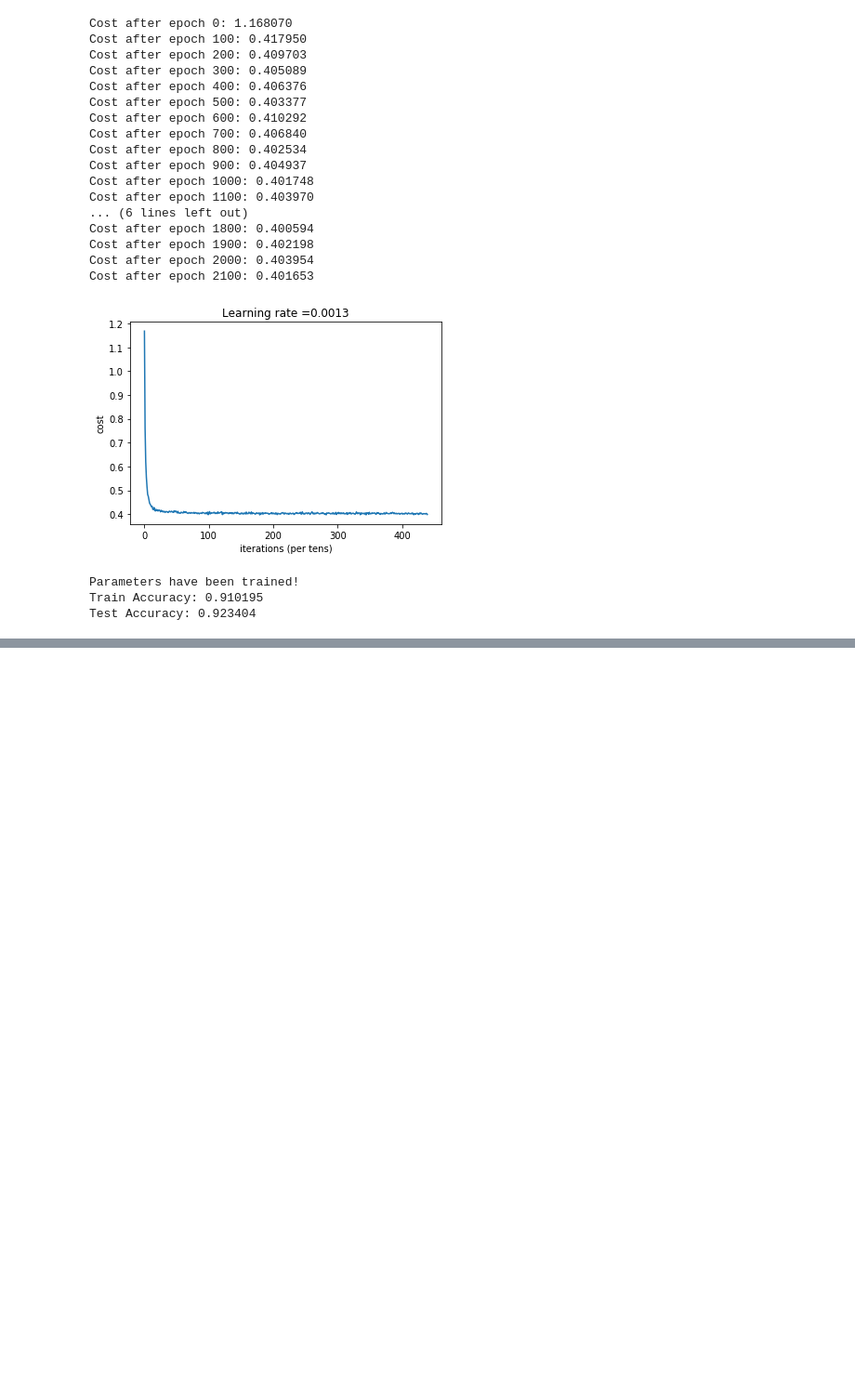
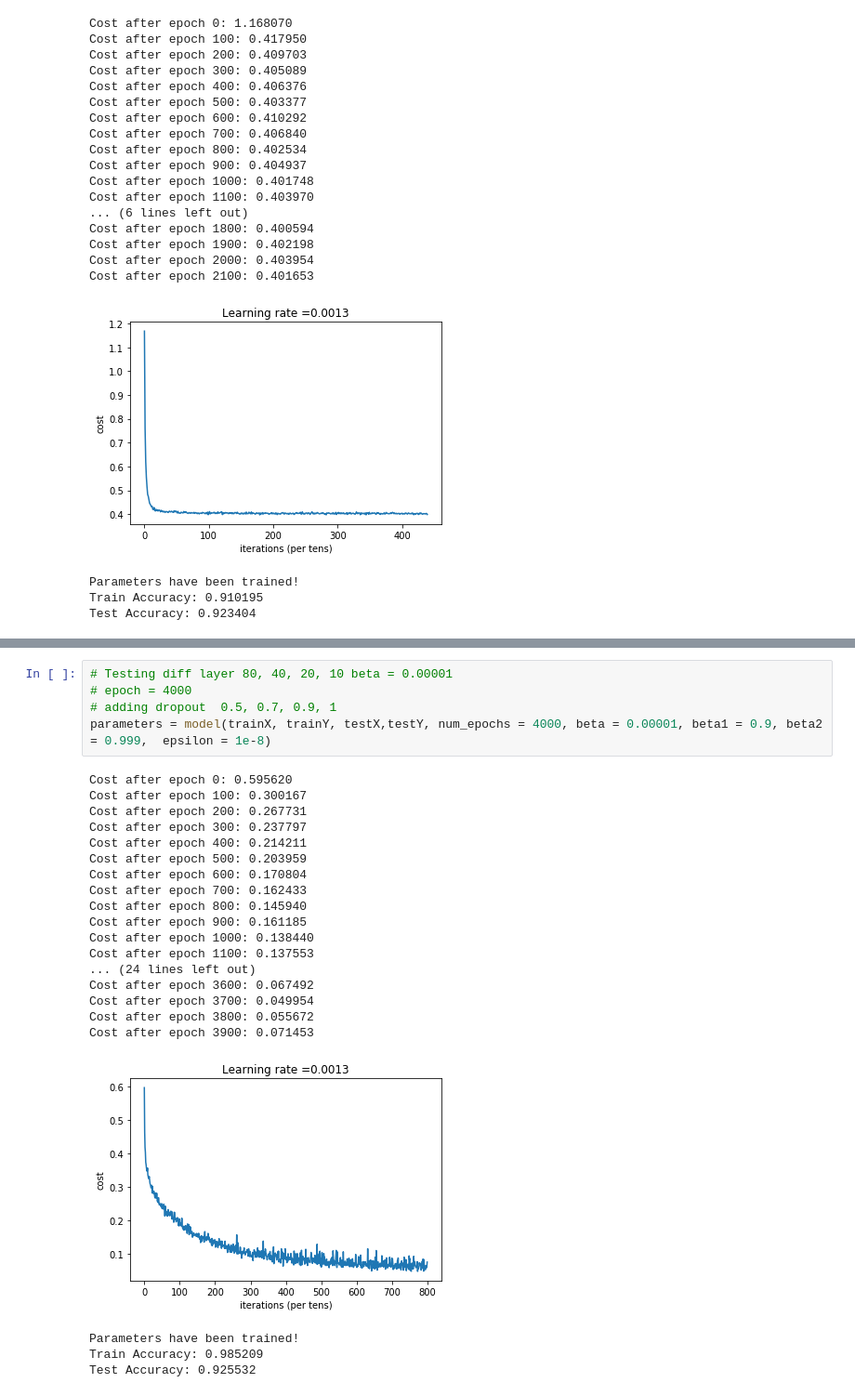
Before and after one commit to AIthenaCapital/AIthena, a Jupyter notebook: Demo1.3.ipynb, the cells around one changed output, grey strips where cells are left out. Shown at 93% size. Cells and saved outputs as stored; diff of their text form; blank space fills up the shorter version.

```diff
--- a/Demo1.3.ipynb
+++ b/Demo1.3.ipynb
@@ -1108,0 +1135,27 @@ Test Accuracy: 0.951064
+# %%
+# Testing diff layer 80, 40, 20, 10 beta = 0.00001
+# epoch = 4000
+# adding dropout  0.5, 0.7, 0.9, 1
+parameters = model(trainX, trainY, testX,testY, num_epochs = 4000, beta = 0.00001, beta1 = 0.9, beta2 = 0.999,  epsilon = 1e-8)
+# %% [output]
+Cost after epoch 0: 0.595620
+Cost after epoch 100: 0.300167
+Cost after epoch 200: 0.267731
+Cost after epoch 300: 0.237797
+Cost after epoch 400: 0.214211
+Cost after epoch 500: 0.203959
+Cost after epoch 600: 0.170804
+Cost after epoch 700: 0.162433
+Cost after epoch 800: 0.145940
+Cost after epoch 900: 0.161185
+Cost after epoch 1000: 0.138440
+Cost after epoch 1100: 0.137553
+... (24 lines left out)
+Cost after epoch 3600: 0.067492
+Cost after epoch 3700: 0.049954
+Cost after epoch 3800: 0.055672
+Cost after epoch 3900: 0.071453
+[figure, added]
+Parameters have been trained!
+Train Accuracy: 0.985209
+Test Accuracy: 0.925532
```
Also changed, not shown: parts of 17 cells of this notebook, 1 other file.
